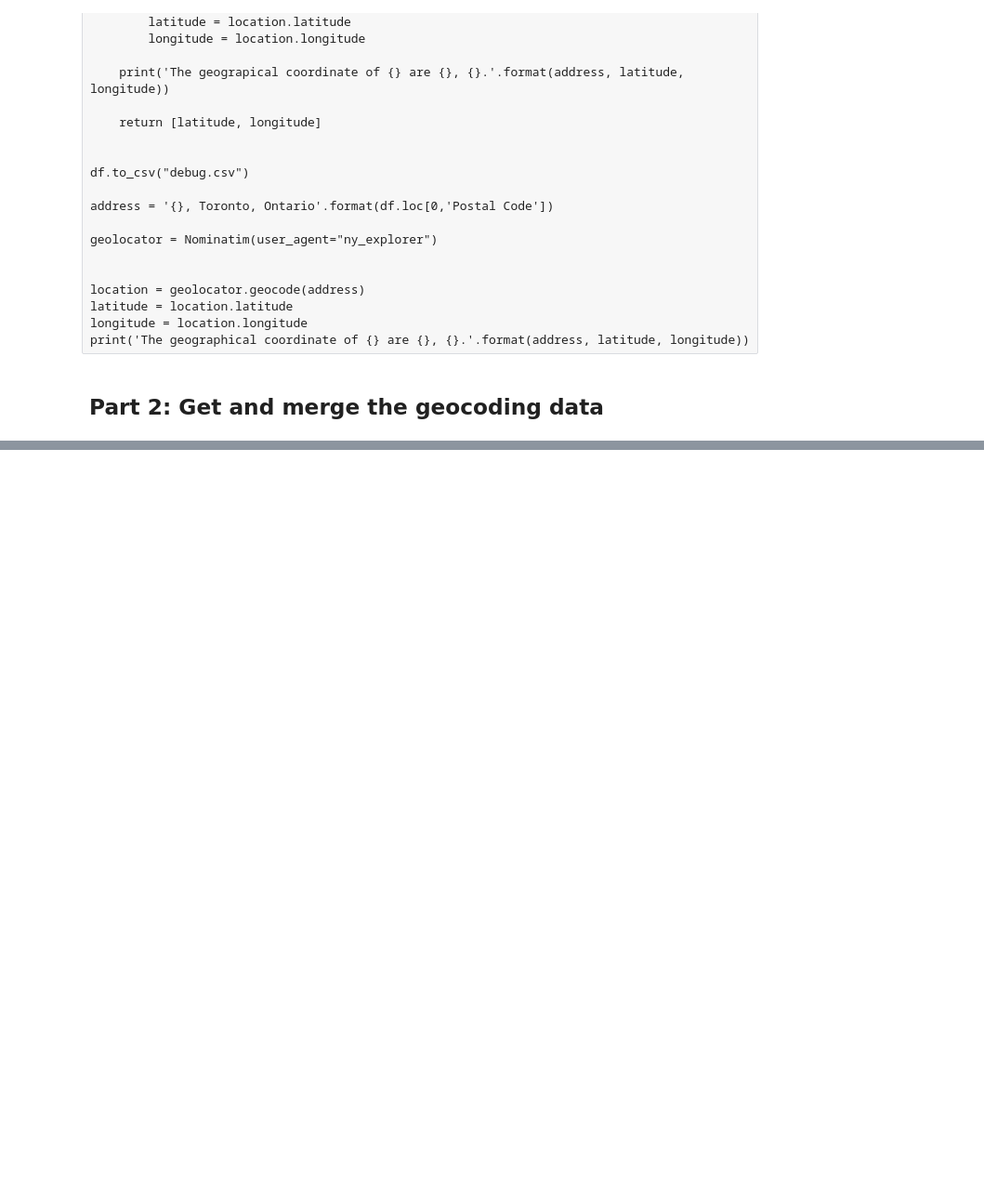
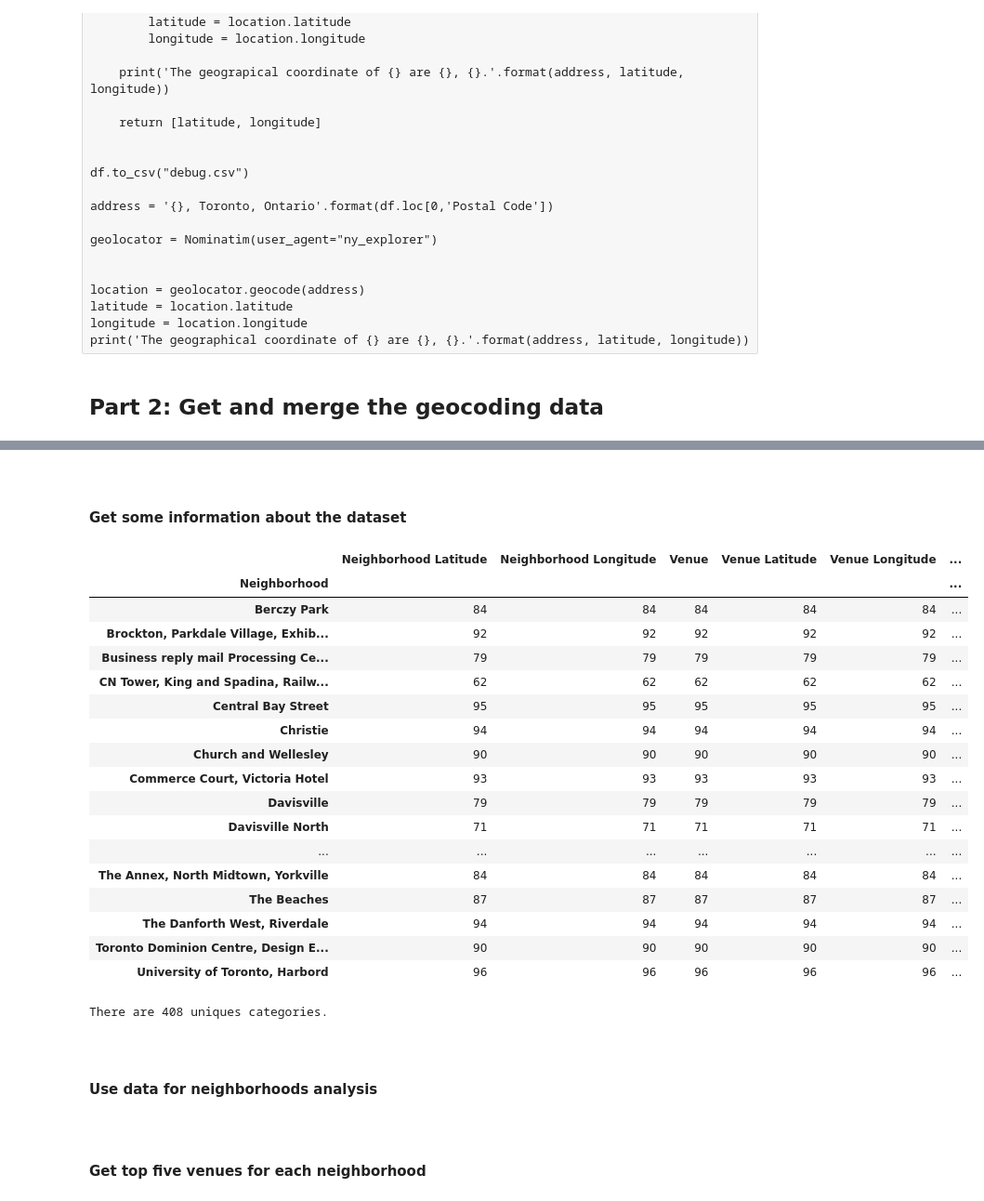
Before and after one commit to timothyhannan/Coursera_Capstone, a Jupyter notebook: TorontoClusters.ipynb, the cells around one changed output, grey strips where cells are left out. Shown at 93% size. Cells and saved outputs as stored; diff of their text form; code cells hidden in the pictures; blank space fills up the shorter version.

```diff
--- a/TorontoClusters.ipynb
+++ b/TorontoClusters.ipynb
@@ -169,0 +392,31 @@ df_merged.head()
+# %% [markdown]
+<br>
+
+#### Get some information about the dataset
+# %%
+display(tor_venues.groupby('Neighborhood').count())
+print('There are {} uniques categories.'.format(len(tor_venues['Venue Category'].unique())))
+# %% [output]
+|  | Neighborhood Latitude | Neighborhood Longitude | Venue | Venue Latitude | Venue Longitude | ... |
+| Neighborhood |  |  |  |  |  | ... |
+| Berczy Park | 84 | 84 | 84 | 84 | 84 | ... |
+| Brockton, Parkdale Village, Exhib... | 92 | 92 | 92 | 92 | 92 | ... |
+| Business reply mail Processing Ce... | 79 | 79 | 79 | 79 | 79 | ... |
+| CN Tower, King and Spadina, Railw... | 62 | 62 | 62 | 62 | 62 | ... |
+| Central Bay Street | 95 | 95 | 95 | 95 | 95 | ... |
+| Christie | 94 | 94 | 94 | 94 | 94 | ... |
+| Church and Wellesley | 90 | 90 | 90 | 90 | 90 | ... |
+| Commerce Court, Victoria Hotel | 93 | 93 | 93 | 93 | 93 | ... |
+| Davisville | 79 | 79 | 79 | 79 | 79 | ... |
+| Davisville North | 71 | 71 | 71 | 71 | 71 | ... |
+| ... | ... | ... | ... | ... | ... | ... |
+| The Annex, North Midtown, Yorkville | 84 | 84 | 84 | 84 | 84 | ... |
+| The Beaches | 87 | 87 | 87 | 87 | 87 | ... |
+| The Danforth West, Riverdale | 94 | 94 | 94 | 94 | 94 | ... |
+| Toronto Dominion Centre, Design E... | 90 | 90 | 90 | 90 | 90 | ... |
+| University of Toronto, Harbord | 96 | 96 | 96 | 96 | 96 | ... |
+There are 408 uniques categories.
+# %% [markdown]
+<br>
+
+#### Use data for neighborhoods analysis
@@ -169,0 +434,4 @@ df_merged.head()
+# %% [markdown]
+<br>
+
+#### Get top five venues for each neighborhood
```
Also changed, not shown: parts of 27 cells of this notebook.
